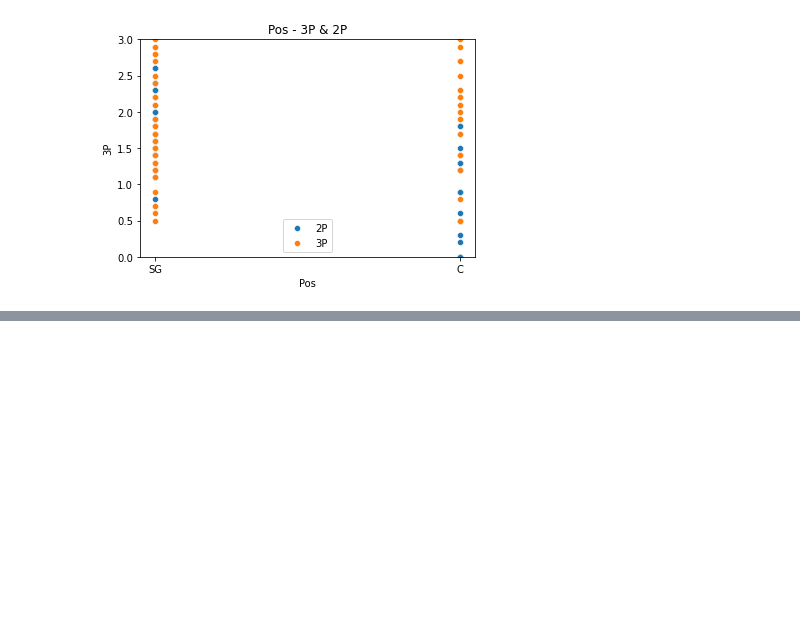
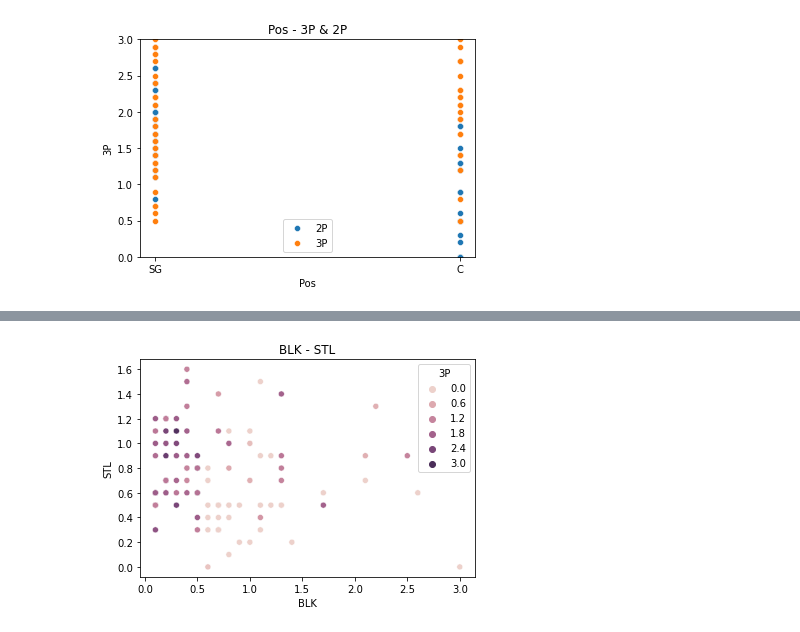
Before and after one commit to escortKwon/Advanced-AI-Education, a Jupyter notebook: 1st_week/Basketball_visualization.ipynb, the cells around one changed output, grey strips where cells are left out. Saved outputs shown, nothing was run; the diff lists cells and outputs as text; code cells hidden in the pictures; blank space fills up the shorter version.

```diff
--- a/1st_week/Basketball_visualization.ipynb
+++ b/1st_week/Basketball_visualization.ipynb
@@ -82,0 +80,9 @@ ax = sns.heatmap(basketball_df,
+# %%
+# Position별 3점, 2점 분포 / 3점 - y축(+), 2점 - y축(-)
+sns.scatterplot(x='BLK', y='STL', data=basketball_sorted, hue="")
+plt.xlabel('BLK')
+plt.ylabel('STL')
+plt.title('BLK - STL')
+plt.show()
+# %% [output]
+[figure, added]
```
Also changed, not shown: parts of 3 cells of this notebook, 2 other files.
